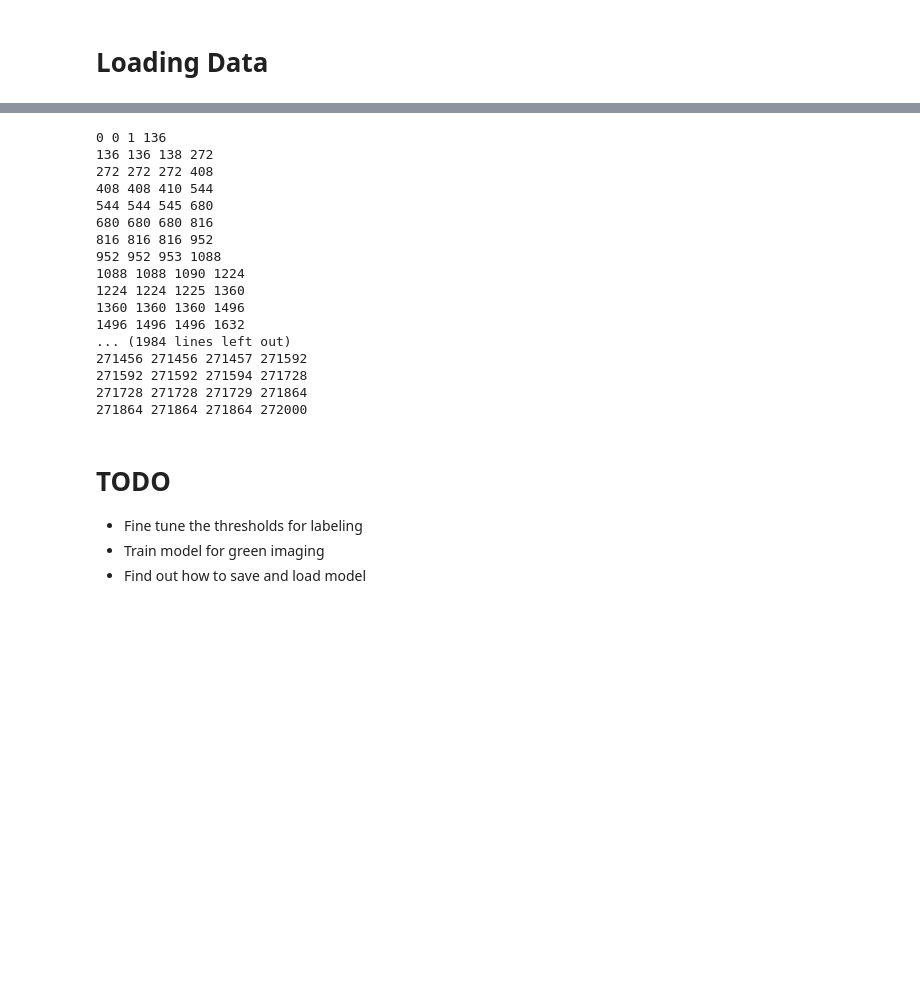
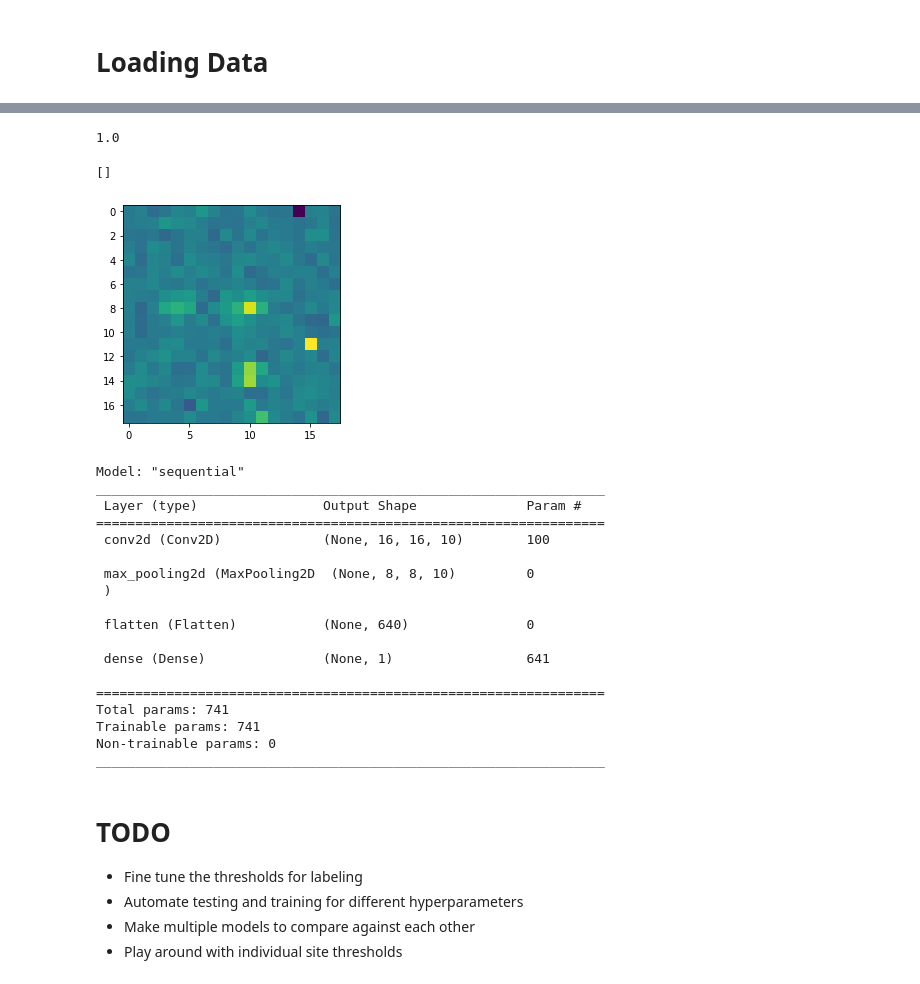
Before and after one commit to jack-mango/QURIP-thompsonlab-amo, a Jupyter notebook: ImagingSoftware/nondestructive image analysis.ipynb, the cells around one changed output, grey strips where cells are left out. Cells and saved outputs as stored; diff of their text form; code cells hidden in the pictures; blank space fills up the shorter version.

Commit message:
automated Gaussian fitting

```diff
--- a/ImagingSoftware/nondestructive image analysis.ipynb
+++ b/ImagingSoftware/nondestructive image analysis.ipynb
@@ -104,20 +99,40 @@ plt.legend()
+# %%
+images, labels = processor.make_dataset(105, 115)
+# %%
+i = np.where(labels == 1)[0][0]
+print(labels[i])
+plt.imshow(images[i])
+plt.plot()
+# %% [output]
+1.0
+[]
+[figure, added]
 # %%
-labels = processor.make_labels(107, 113)
+model = models.Sequential()
+model.add(layers.Input(shape=(images.shape[1], images.shape[2], 1)))
+model.add(layers.Conv2D(10, (3, 3), strides=1, activation='relu'))
+model.add(layers.MaxPooling2D(pool_size=(2, 2)))
+#model.add(layers.Conv2D(8, (3, 3), strides=1, activation='relu'))
+model.add(layers.Flatten())
+model.add(layers.Dense(1, activation='sigmoid'))
+
+model.summary()
 # %% [output]
-0 0 1 136
-136 136 138 272
-272 272 272 408
-408 408 410 544
-544 544 545 680
-680 680 680 816
-816 816 816 952
-952 952 953 1088
-1088 1088 1090 1224
-1224 1224 1225 1360
-1360 1360 1360 1496
-1496 1496 1496 1632
-... (1984 lines left out)
-271456 271456 271457 271592
-271592 271592 271594 271728
-271728 271728 271729 271864
-271864 271864 271864 272000
+Model: "sequential"
+_________________________________________________________________
+ Layer (type)                Output Shape              Param #
+=================================================================
+ conv2d (Conv2D)             (None, 16, 16, 10)        100
+
+ max_pooling2d (MaxPooling2D  (None, 8, 8, 10)         0
+ )
+
+ flatten (Flatten)           (None, 640)               0
+
+ dense (Dense)               (None, 1)                 641
+
+=================================================================
+Total params: 741
+Trainable params: 741
+Non-trainable params: 0
+_________________________________________________________________
@@ -124,5 +143,6 @@ labels = processor.make_labels(107, 113)
 # %% [markdown]
 # TODO
 * Fine tune the thresholds for labeling
-* Train model for green imaging
-* Find out how to save and load model
+* Automate testing and training for different hyperparameters
+* Make multiple models to compare against each other
+* Play around with individual site thresholds
```
Also changed, not shown: parts of 15 cells of this notebook, 2 other files.
